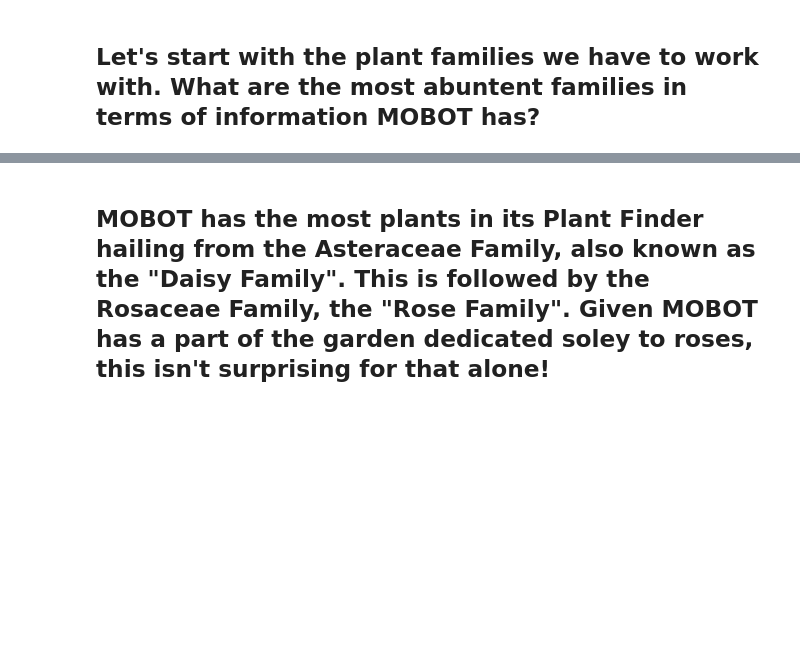
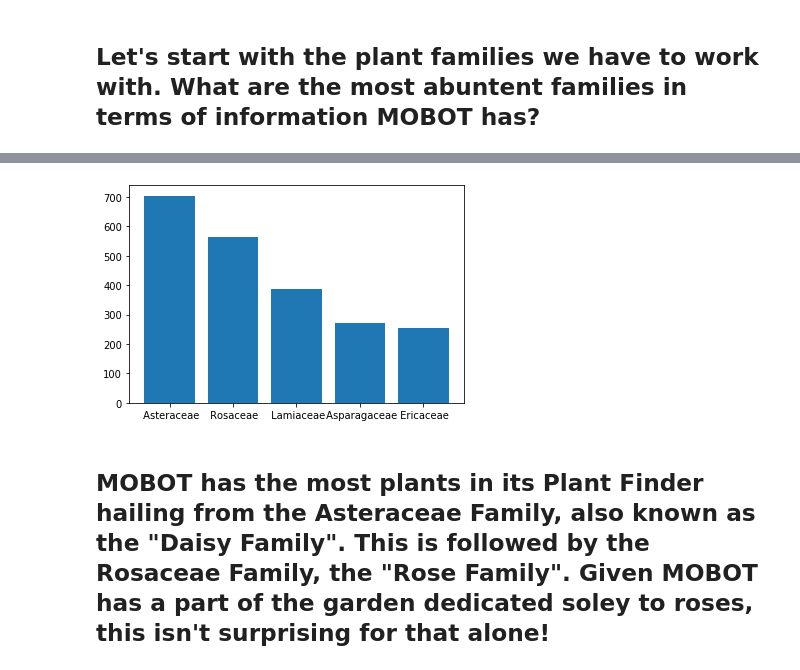
Before and after one commit to prairie-cybrarian/mobot_plant_finder, a Jupyter notebook: learn_da_mobot.ipynb, the cells around one changed output, grey strips where cells are left out. Drawn from its saved outputs; the diff is of its cells as text; code cells hidden in the pictures; blank space fills up the shorter version.

```diff
--- a/learn_da_mobot.ipynb
+++ b/learn_da_mobot.ipynb
@@ -182,4 +174,4 @@ The most basic thing we can do in Pandas is use the summarization tools the libr
 # %%
 family_distribution = pd.DataFrame({'count' : df.groupby( ["Family"] ).size()}).sort_values('count', ascending=False).reset_index()
 # %%
-family_distribution = family_distribution.sort_values(['count'], ascending=False).head(10)
+family_distribution = family_distribution.sort_values(['count'], ascending=False).head(5)
@@ -192,3 +178,12 @@ iplot(family_distribution_data, filename='jupyter-basic_bar_family_distribution_
+# %%
+x = family_distribution['Family']
+y = family_distribution['count']
+
+plt.bar(x, y)
+
+plt.show()
+# %% [output]
+[figure, added]
 # %% [markdown]
 ## MOBOT has the most plants in its Plant Finder hailing from the Asteraceae Family, also known as the "Daisy Family". This is followed by the Rosaceae Family, the "Rose Family". Given MOBOT has a part of the garden dedicated soley to roses, this isn't surprising for that alone!
 # %% [markdown]
```
Also changed, not shown: parts of 14 cells of this notebook, 1 other file.
